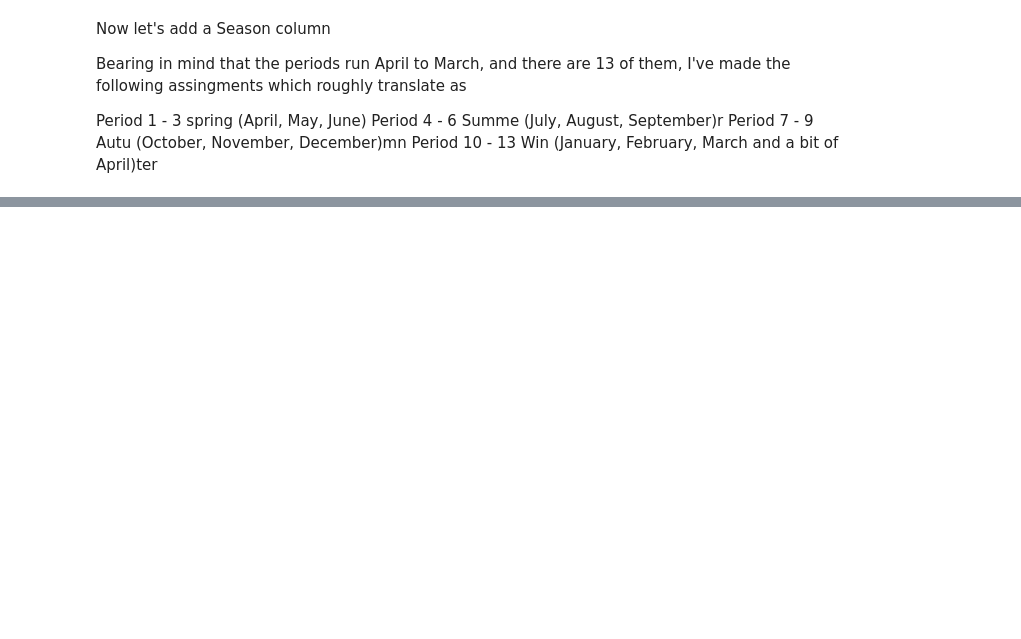
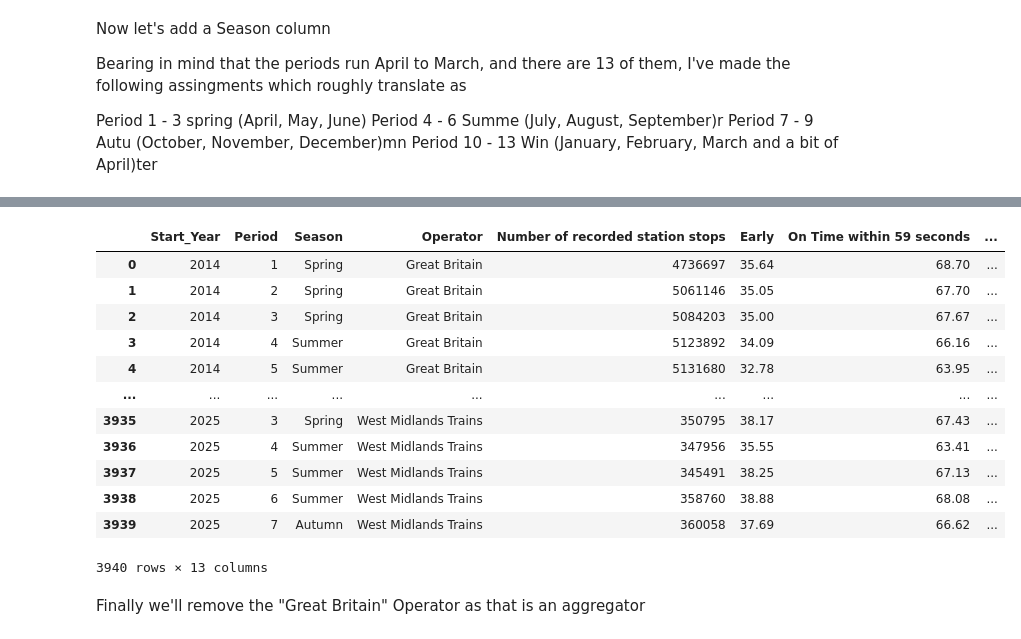
Before and after one commit to robwhite-lis/Everything_Counts_Assessment_1, a Jupyter notebook: Train_Times.ipynb, the cells around one changed output, grey strips where cells are left out. Cells and saved outputs as stored; diff of their text form; code cells hidden in the pictures; blank space fills up the shorter version.

```diff
--- a/Train_Times.ipynb
+++ b/Train_Times.ipynb
@@ -100,0 +128,4 @@ df_trains["Season"] = pd.cut(df_trains["Period"], bins=bins, labels=labels)
+# %%
+df_trains_clean = df_trains[['Start_Year', 'Period', 'Season', 'Operator', 'Number of recorded station stops', 'Early',
+       'On Time within 59 seconds', 'Time to 3', 'Time to 5', 'Time to 10',
+       'Time to 15', 'Time to 20', 'Time to 30' ]].copy()
@@ -100,0 +167,18 @@ df_trains["Season"] = pd.cut(df_trains["Period"], bins=bins, labels=labels)
+# %%
+df_trains_clean
+# %% [output]
+|  | Start_Year | Period | Season | Operator | Number of recorded station stops | Early | On Time within 59 seconds | ... |
+| 0 | 2014 | 1 | Spring | Great Britain | 4736697 | 35.64 | 68.70 | ... |
+| 1 | 2014 | 2 | Spring | Great Britain | 5061146 | 35.05 | 67.70 | ... |
+| 2 | 2014 | 3 | Spring | Great Britain | 5084203 | 35.00 | 67.67 | ... |
+| 3 | 2014 | 4 | Summer | Great Britain | 5123892 | 34.09 | 66.16 | ... |
+| 4 | 2014 | 5 | Summer | Great Britain | 5131680 | 32.78 | 63.95 | ... |
+| ... | ... | ... | ... | ... | ... | ... | ... | ... |
+| 3935 | 2025 | 3 | Spring | West Midlands Trains | 350795 | 38.17 | 67.43 | ... |
+| 3936 | 2025 | 4 | Summer | West Midlands Trains | 347956 | 35.55 | 63.41 | ... |
+| 3937 | 2025 | 5 | Summer | West Midlands Trains | 345491 | 38.25 | 67.13 | ... |
+| 3938 | 2025 | 6 | Summer | West Midlands Trains | 358760 | 38.88 | 68.08 | ... |
+| 3939 | 2025 | 7 | Autumn | West Midlands Trains | 360058 | 37.69 | 66.62 | ... |
+3940 rows × 13 columns
+# %% [markdown]
+Finally we'll remove the "Great Britain" Operator as that is an aggregator
```
Also changed, not shown: parts of 23 cells of this notebook.
